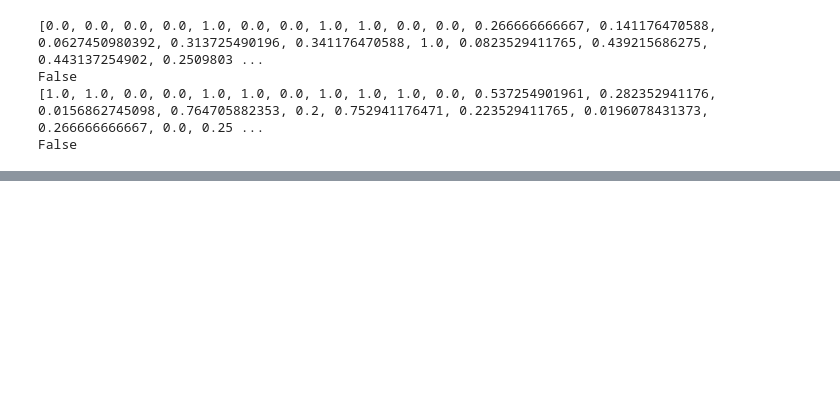
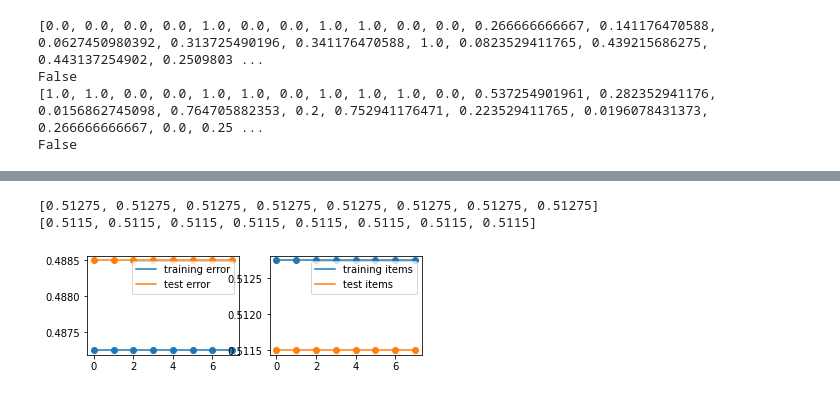
Before and after one commit to nicholasfurl/Great-Courses, a Jupyter notebook: Lesson09_SVM_malware.ipynb, the cells around one changed output, grey strips where cells are left out. Drawn from its saved outputs; the diff is of its cells as text; code cells hidden in the pictures; blank space fills up the shorter version.

```diff
--- a/Lesson09_SVM_malware.ipynb
+++ b/Lesson09_SVM_malware.ipynb
@@ -246,0 +245,45 @@ sns.distplot(scr)
+# %%
+#Run SVM on training data and get accuracy on test data
+
+#SIGMOID KERNEL
+
+#Initialise a list to hold accuracy values for each level of k (the number of nearest neighbors considered)
+acc = []
+
+#Appears to be number of observations in training to use. 4000 happens to be all of them
+m = 4000
+
+from sklearn import svm
+
+#initialise lists to hold errors
+trainerr = []
+testerr = []
+traincorrect = []
+testcorrect = []
+
+#polynomial degrees to loop through
+degrees = [0,1,2,3,4,5,6,7]
+
+for degree in degrees:
+
+  clf = svm.SVC(gamma='scale',kernel='sigmoid', degree=degree)
+  clf.fit(traindat, trainlabs)
+
+  #training data accuracy
+  pred = clf.predict(traindat)
+  trainerr += [sum([pred[i] != trainlabs[i] for i in range(len(trainlabs))]) / len(trainlabs)]
+  traincorrect += [sum([pred[i] == trainlabs[i] for i in range(len(trainlabs))]) / len(trainlabs)]
+
+  #test data accuracy
+  pred = clf.predict(testdat)
+  testerr += [sum([pred[i] != testlabs[i] for i in range(len(testlabs))]) / len(testlabs)]
+  testcorrect += [sum([pred[i] == testlabs[i] for i in range(len(testlabs))]) / len(testlabs)]
+
+print(traincorrect)
+print(testcorrect)
+
+plot_SVC(degrees,trainerr,testerr,traincorrect,testcorrect)
+# %% [output]
+[0.51275, 0.51275, 0.51275, 0.51275, 0.51275, 0.51275, 0.51275, 0.51275]
+[0.5115, 0.5115, 0.5115, 0.5115, 0.5115, 0.5115, 0.5115, 0.5115]
+[figure, added]
```
Also changed, not shown: parts of 15 cells of this notebook.
